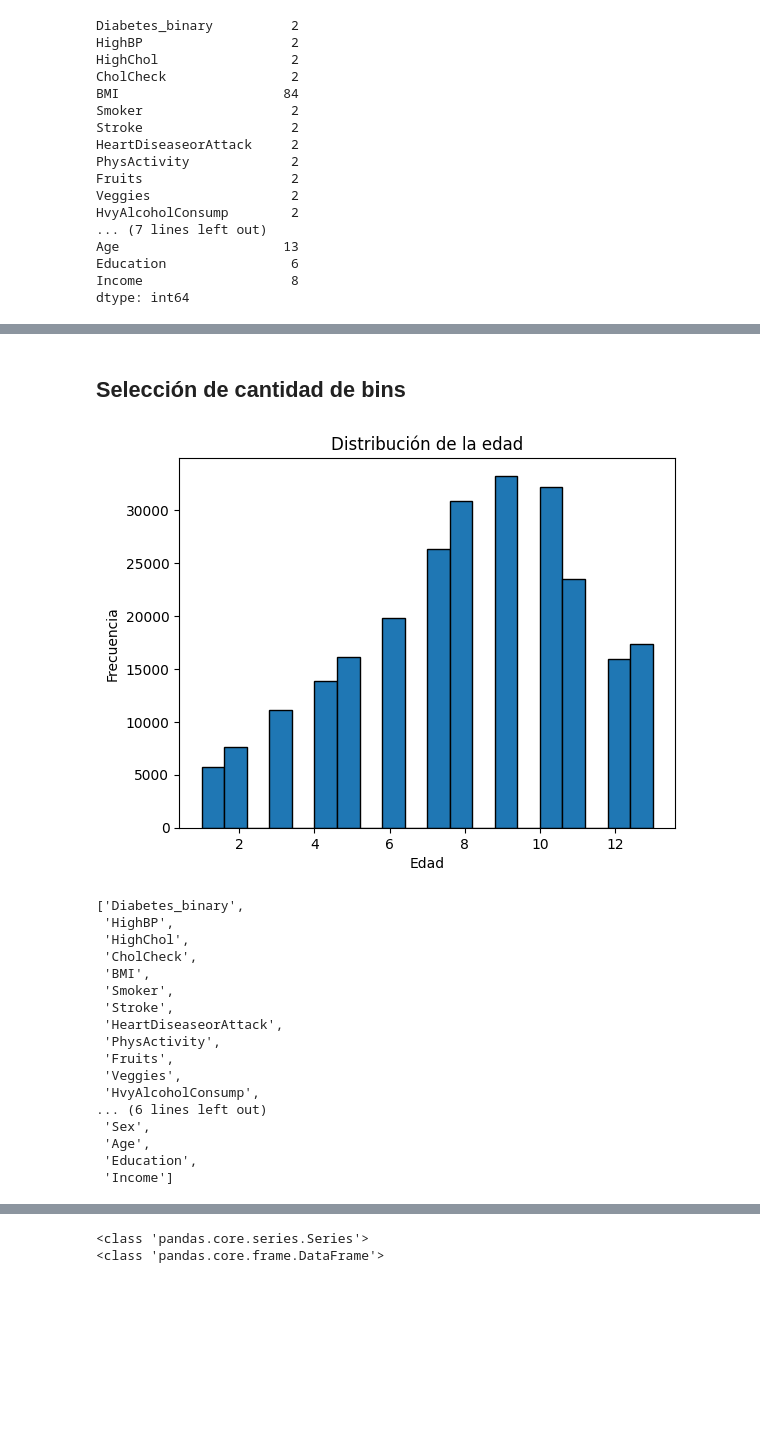
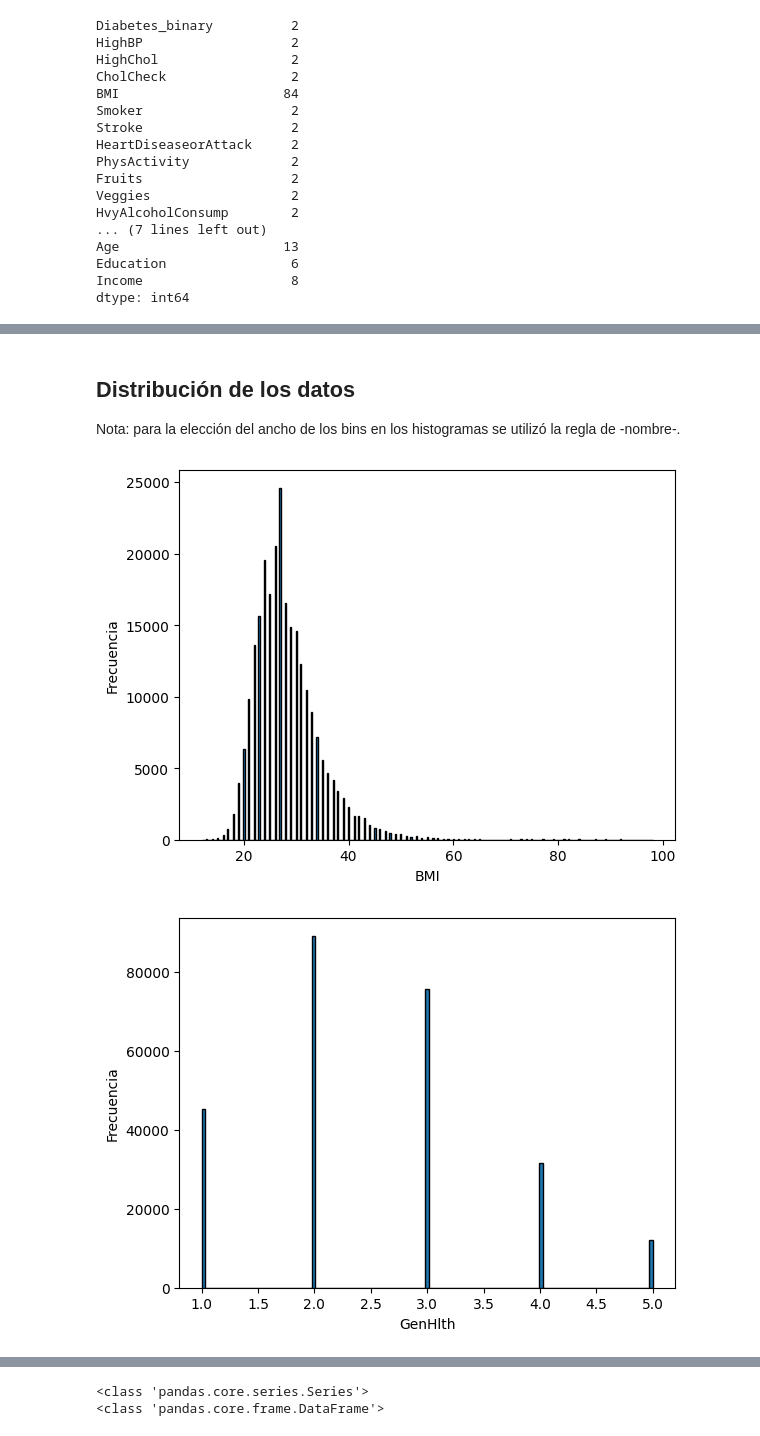
Before and after one commit to matias-cisnero/anomaly-detection-with-autoencoder, a Jupyter notebook: EDA.ipynb, the cells around one changed output, grey strips where cells are left out. Cells and saved outputs as stored; diff of their text form; code cells hidden in the pictures; blank space fills up the shorter version.

```diff
--- a/EDA.ipynb
+++ b/EDA.ipynb
@@ -89,11 +95,3 @@ Age                     13
 Education                6
 Income                   8
 dtype: int64
-# %%
-atributos = ["BMI", "GenHlth", "MentHlth", "PhysHlth", "Age", "Education", "Income"]
-
-for atributo in atributos:
-    plt.hist(df[atributo], bins=20, edgecolor="black")
-    plt.xlabel(atributo)
-    plt.ylabel("Frecuencia")
-    plt.show()
@@ -108,30 +98,15 @@ for atributo in atributos:
 # %% [markdown]
-## Selección de cantidad de bins
+## Distribución de los datos
+
+Nota: para la elección del ancho de los bins en los histogramas se utilizó la regla de -nombre-.
-# %%
-plt.hist(df["Age"], bins=20, edgecolor="black")
-plt.xlabel("Edad")
-plt.ylabel("Frecuencia")
-plt.title("Distribución de la edad")
-plt.show()
-# %% [output]
-[figure, removed]
-# %%
-df.columns.to_list()
-# %% [output]
-['Diabetes_binary',
- 'HighBP',
- 'HighChol',
- 'CholCheck',
- 'BMI',
- 'Smoker',
- 'Stroke',
- 'HeartDiseaseorAttack',
- 'PhysActivity',
- 'Fruits',
- 'Veggies',
- 'HvyAlcoholConsump',
-... (6 lines left out)
- 'Sex',
- 'Age',
- 'Education',
- 'Income']
+# %%
+atributos = ["BMI", "GenHlth", "MentHlth", "PhysHlth", "Age", "Education", "Income"]
+
+for atributo in atributos:
+    plt.hist(df[atributo], bins="auto", edgecolor="black")
+    plt.xlabel(atributo)
+    plt.ylabel("Frecuencia")
+    plt.show()
+# %% [output]
+[figure, new version]
+[figure, new version]
```
Also changed, not shown: parts of 6 cells of this notebook, 1 other file.
